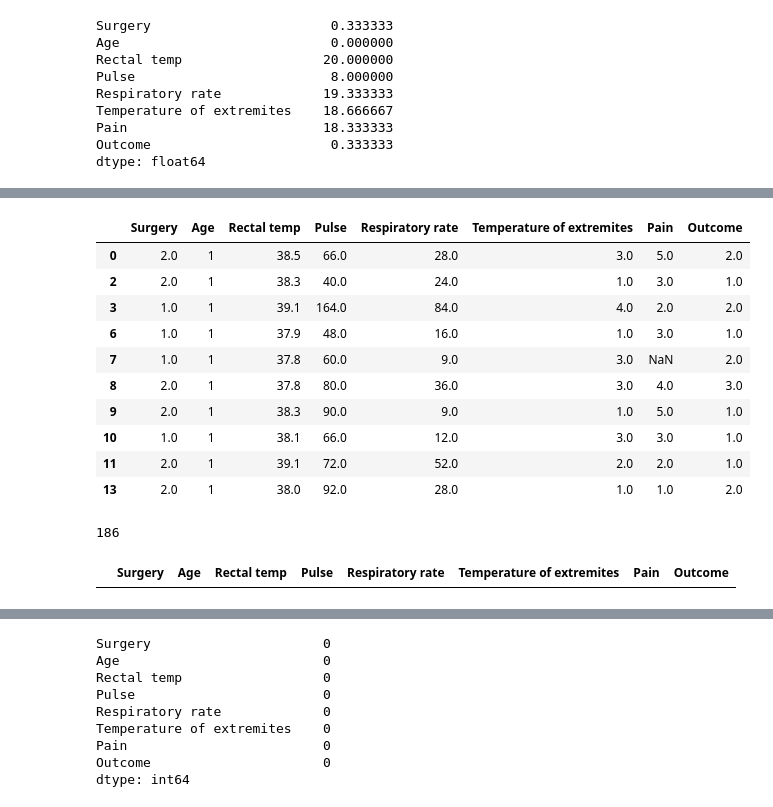
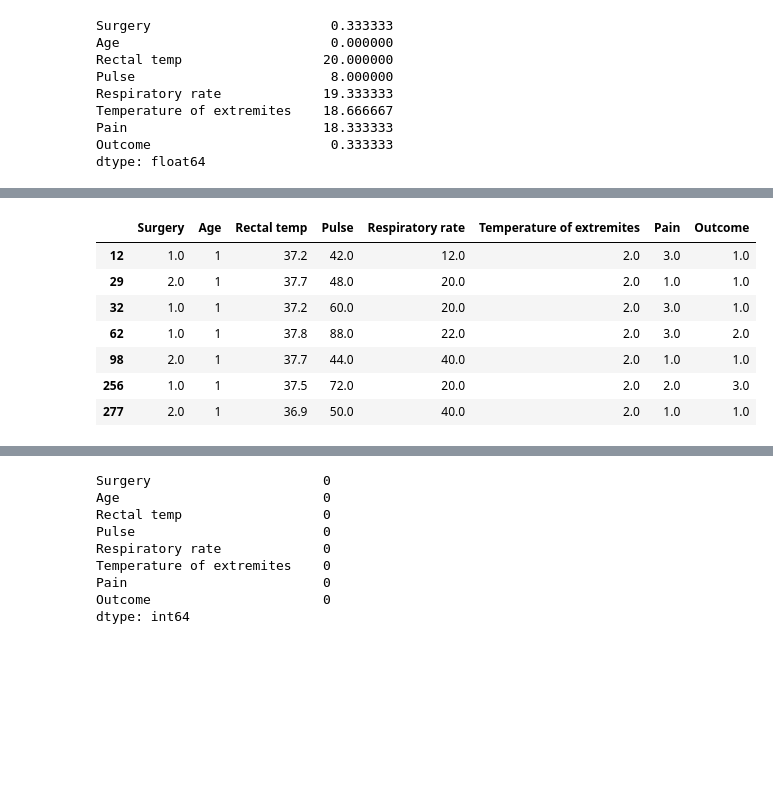
Before and after one commit to archimage-wiz/DS_PythonStat_Hw_Anomaly, a Jupyter notebook: Hw_AnomalySearch.ipynb, the cells around one changed output, grey strips where cells are left out. Saved outputs shown, nothing was run; the diff lists cells and outputs as text; code cells hidden in the pictures; blank space fills up the shorter version.

```diff
--- a/Hw_AnomalySearch.ipynb
+++ b/Hw_AnomalySearch.ipynb
@@ -134,4 +123,0 @@ hd["Respiratory rate"] = hd["Respiratory rate"].fillna(
-# %%
-temp_index = hd[hd["Temperature of extremites"].isna()]
-hd.drop(temp_index.index, inplace=True)
-hd.head(10)
@@ -149,0 +189,13 @@ hd.head(10)
+# %%
+# search of losed data and outliners in Temperature of extremites
+
+temp_extr_outliers = find_outliers(hd["Temperature of extremites"])  # none
+temp_extr_na = hd[hd["Temperature of extremites"].isna()]
+# print(temp_extr_na)
+
+hd["Temperature of extremites"].fillna(
+    hd["Temperature of extremites"].mode()[0], inplace=True
+)
+
+
+hd.describe()
@@ -149,0 +212,8 @@ hd.head(10)
+# %%
+# search of losed data and outliners in Pain
+
+pain_outliers = hd[(hd["Pain"] < 1) | (hd["Pain"] > 5)]
+
+hd["Pain"].fillna(hd["Pain"].mode()[0], inplace=True)
+
+hd.describe()
@@ -149,0 +230,7 @@ hd.head(10)
+# %%
+# search of losed data and outliners in Outcome
+
+outcome_outliers = hd[(hd["Outcome"] < 1) | (hd["Outcome"] > 3)]
+
+hd["Outcome"].fillna(hd["Outcome"].mode()[0], inplace=True)
+hd.describe()
@@ -150,34 +247,15 @@ hd.head(10)
 # %%
 # - hot extremities should correlate with an elevated rectal temp.
 
-hd.drop(
-    hd[(hd["Temperature of extremites"] == 2) & (hd["Rectal temp"] <= 37.8)].index,
-    inplace=True,
-)
-hd.head(10)
+hd[
+    (hd["Temperature of extremites"] == 2) & (hd["Rectal temp"] <= 37.8)
+]  # not correlating ?
 # %% [output]
 |  | Surgery | Age | Rectal temp | Pulse | Respiratory rate | Temperature of extremites | Pain | Outcome |
-| 0 | 2.0 | 1 | 38.5 | 66.0 | 28.0 | 3.0 | 5.0 | 2.0 |
-| 2 | 2.0 | 1 | 38.3 | 40.0 | 24.0 | 1.0 | 3.0 | 1.0 |
-| 3 | 1.0 | 1 | 39.1 | 164.0 | 84.0 | 4.0 | 2.0 | 2.0 |
-| 6 | 1.0 | 1 | 37.9 | 48.0 | 16.0 | 1.0 | 3.0 | 1.0 |
-| 7 | 1.0 | 1 | 37.8 | 60.0 | 9.0 | 3.0 | NaN | 2.0 |
-| 8 | 2.0 | 1 | 37.8 | 80.0 | 36.0 | 3.0 | 4.0 | 3.0 |
-| 9 | 2.0 | 1 | 38.3 | 90.0 | 9.0 | 1.0 | 5.0 | 1.0 |
-| 10 | 1.0 | 1 | 38.1 | 66.0 | 12.0 | 3.0 | 3.0 | 1.0 |
-| 11 | 2.0 | 1 | 39.1 | 72.0 | 52.0 | 2.0 | 2.0 | 1.0 |
-| 13 | 2.0 | 1 | 38.0 | 92.0 | 28.0 | 1.0 | 1.0 | 2.0 |
+| 12 | 1.0 | 1 | 37.2 | 42.0 | 12.0 | 2.0 | 3.0 | 1.0 |
+| 29 | 2.0 | 1 | 37.7 | 48.0 | 20.0 | 2.0 | 1.0 | 1.0 |
+| 32 | 1.0 | 1 | 37.2 | 60.0 | 20.0 | 2.0 | 3.0 | 1.0 |
+| 62 | 1.0 | 1 | 37.8 | 88.0 | 22.0 | 2.0 | 3.0 | 2.0 |
+| 98 | 2.0 | 1 | 37.7 | 44.0 | 40.0 | 2.0 | 1.0 | 1.0 |
+| 256 | 1.0 | 1 | 37.5 | 72.0 | 20.0 | 2.0 | 2.0 | 3.0 |
+| 277 | 2.0 | 1 | 36.9 | 50.0 | 40.0 | 2.0 | 1.0 | 1.0 |
-# %%
-hd.drop(hd[hd["Pain"].isna()].index, inplace=True)
-len(hd)
-# %% [output]
-186
-# %%
-hd[hd["Surgery"].isna()]
-hd[hd["Outcome"].isna()]  # is the same line 132
-
-hd.drop(132, inplace=True)
-
-hd[hd["Outcome"].isna()]
-# %% [output]
-|  | Surgery | Age | Rectal temp | Pulse | Respiratory rate | Temperature of extremites | Pain | Outcome |
```
Also changed, not shown: parts of 20 cells of this notebook.
